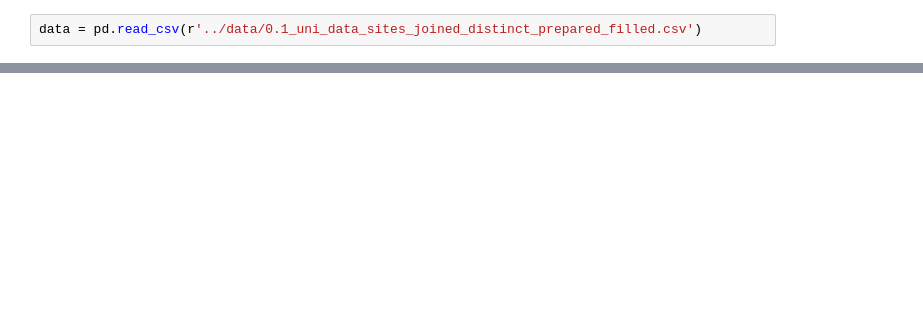
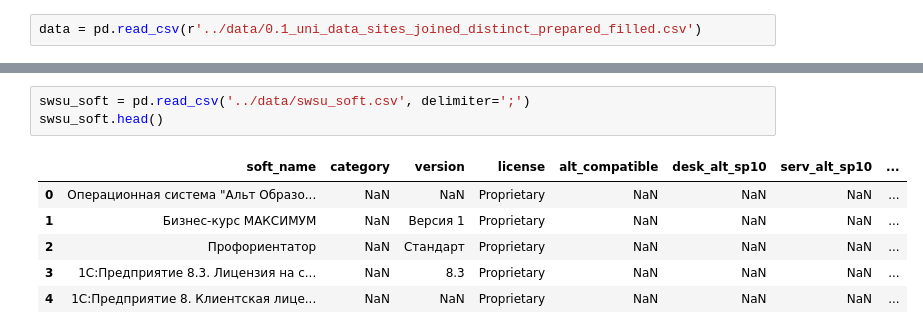
Before and after one commit to vertonsky/tsu_internship_case8, a Jupyter notebook: scripts_notebooks/main.ipynb, the cells around one changed output, grey strips where cells are left out. Drawn from its saved outputs; the diff is of its cells as text; blank space fills up the shorter version.

```diff
--- a/scripts_notebooks/main.ipynb
+++ b/scripts_notebooks/main.ipynb
@@ -13,0 +238,10 @@ data.head()
+# %%
+swsu_soft = pd.read_csv('../data/swsu_soft.csv', delimiter=';')
+swsu_soft.head()
+# %% [output]
+|  | soft_name | category | version | license | alt_compatible | desk_alt_sp10 | serv_alt_sp10 | ... |
+| 0 | Операционная система "Альт Образо... | NaN | NaN | Proprietary | NaN | NaN | NaN | ... |
+| 1 | Бизнес-курс МАКСИМУМ | NaN | Версия 1 | Proprietary | NaN | NaN | NaN | ... |
+| 2 | Профориентатор | NaN | Стандарт | Proprietary | NaN | NaN | NaN | ... |
+| 3 | 1С:Предприятие 8.3. Лицензия на с... | NaN | 8.3 | Proprietary | NaN | NaN | NaN | ... |
+| 4 | 1С:Предприятие 8. Клиентская лице... | NaN | NaN | Proprietary | NaN | NaN | NaN | ... |
```
Also changed, not shown: parts of 42 cells of this notebook, 25 other files.
